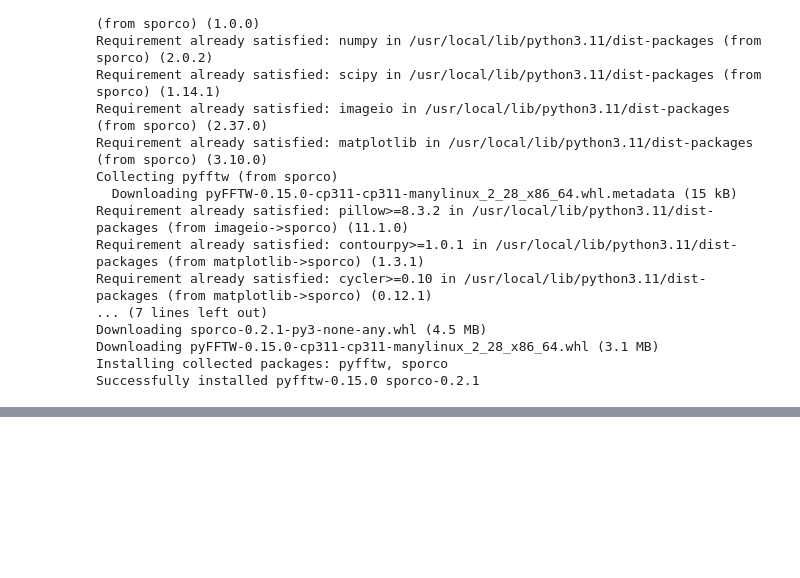
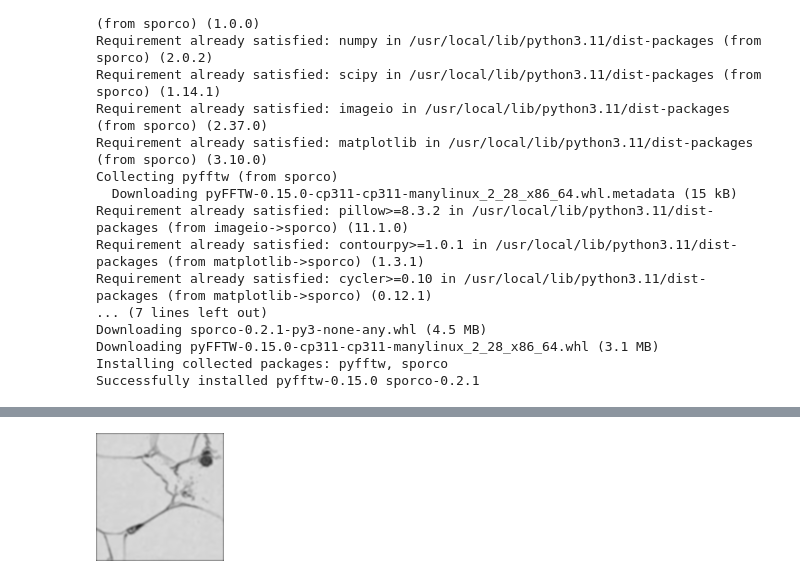
Before and after one commit to DanielAraldiEDU/one-off-operations-and-spatial-filtering, a Jupyter notebook: src/main.ipynb, the cells around one changed output, grey strips where cells are left out. Saved outputs shown, nothing was run; the diff lists cells and outputs as text; code cells hidden in the pictures; blank space fills up the shorter version.

```diff
--- a/src/main.ipynb
+++ b/src/main.ipynb
@@ -197,0 +204,8 @@ cv2_imshow(image_grayscale_basic)
+# %%
+def add_padding(img, padding_height, padding_width):
+    n, m = img.shape
+
+    padded_img = np.zeros((n + padding_height * 2, m + padding_width * 2))
+    padded_img[padding_height : n + padding_height, padding_width : m + padding_width] = img
+
+    return padded_img
@@ -197,0 +258,27 @@ cv2_imshow(image_grayscale_basic)
+# %%
+def gaussian_kernel(size, sigma=1):
+    ax = np.linspace(-(size // 2), size // 2, size)
+    xx, yy = np.meshgrid(ax, ax)
+    kernel = np.exp(-(xx**2 + yy**2) / (2 * sigma**2))
+    return kernel / np.sum(kernel)
+# %%
+def gaussian(img, kernel):
+    height, width = img.shape
+    k_size = kernel.shape[0]
+    pad = k_size // 2
+
+    padded_img = add_padding(img, pad, pad)
+    smoothed_img = np.zeros_like(img, dtype=float)
+
+    for i in range(height):
+        for j in range(width):
+            region = padded_img[i:i+k_size, j:j+k_size]
+            smoothed_img[i, j] = np.sum(region * kernel)
+
+    return np.clip(smoothed_img, 0, 255).astype(np.uint8)
+
+kernel = gaussian_kernel(size=5)
+image_gaussian = gaussian(image_grayscale_pondered, kernel)
+cv2_imshow(image_gaussian)
+# %% [output]
+[figure, added]
```
Also changed, not shown: parts of 17 cells of this notebook.
